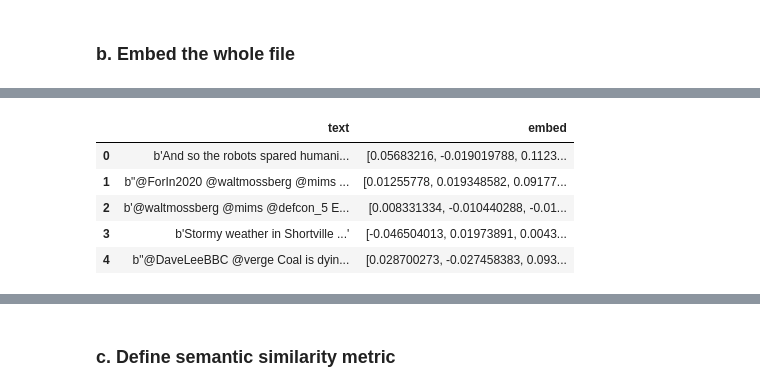
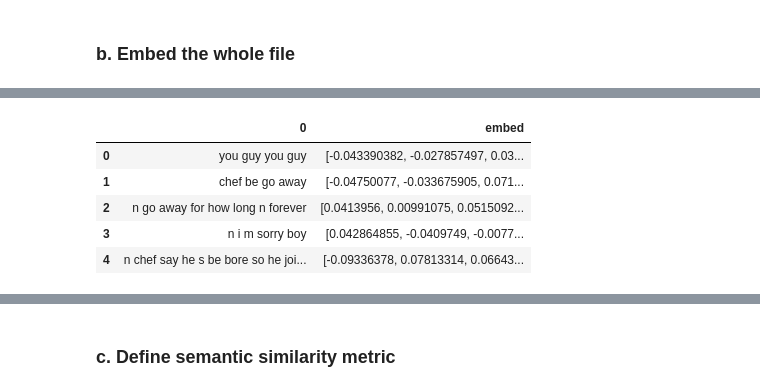
Before and after one commit to maelfabien/Semantic_Search, a Jupyter notebook: SemanticSearch.ipynb, the cells around one changed output, grey strips where cells are left out. Cells and saved outputs as stored; diff of their text form; code cells hidden in the pictures.

```diff
--- a/SemanticSearch.ipynb
+++ b/SemanticSearch.ipynb
@@ -70,5 +70,6 @@ tweets.shape
 # %%
-south = pd.read_csv('All-seasons.csv')['Line']
+south = pd.read_csv('All-seasons.csv')['Line'][:1000]
+south.head(10)
 # %% [output]
 0           You guys, you guys! Chef is going away. \n
 1                          Going away? For how long?\n
@@ -240,12 +350,12 @@ Wall time: 8.82 µs
-# %%
-tweets_df = pd.DataFrame(tweets)
-tweets_df['embed'] = embed_tweets
-tweets_df.head()
-# %% [output]
-|  | text | embed |
-| 0 | b'And so the robots spared humani... | [0.05683216, -0.019019788, 0.1123... |
-| 1 | b"@ForIn2020 @waltmossberg @mims ... | [0.01255778, 0.019348582, 0.09177... |
-| 2 | b'@waltmossberg @mims @defcon_5 E... | [0.008331334, -0.010440288, -0.01... |
-| 3 | b'Stormy weather in Shortville ...' | [-0.046504013, 0.01973891, 0.0043... |
-| 4 | b"@DaveLeeBBC @verge Coal is dyin... | [0.028700273, -0.027458383, 0.093... |
+# %%
+south_df = pd.DataFrame(south)
+south_df['embed'] = embed_south
+south_df.head()
+# %% [output]
+|  | 0 | embed |
+| 0 | you guy you guy | [-0.043390382, -0.027857497, 0.03... |
+| 1 | chef be go away | [-0.04750077, -0.033675905, 0.071... |
+| 2 | n go away for how long n forever | [0.0413956, 0.00991075, 0.0515092... |
+| 3 | n i m sorry boy | [0.042864855, -0.0409749, -0.0077... |
+| 4 | n chef say he s be bore so he joi... | [-0.09336378, 0.07813314, 0.06643... |
 # %%
```
Also changed, not shown: parts of 40 cells of this notebook, 5 other files.
